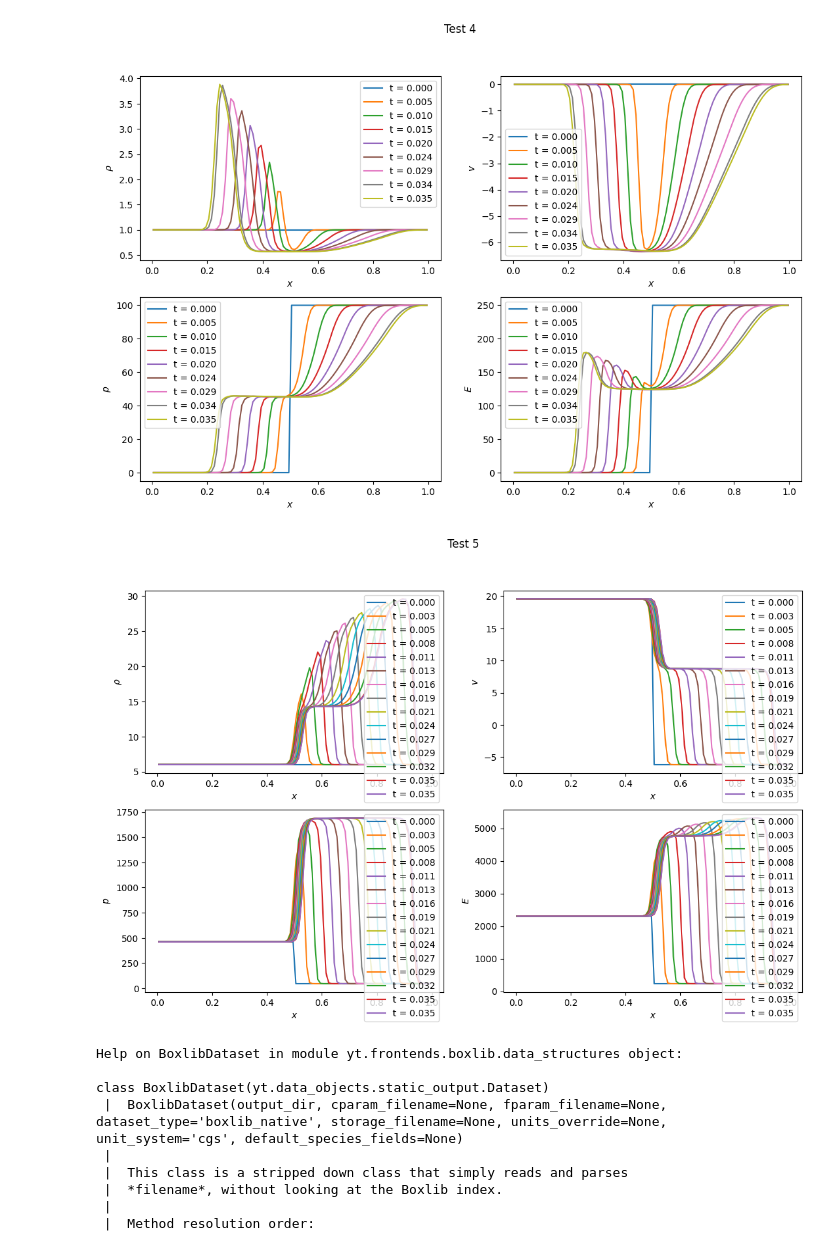
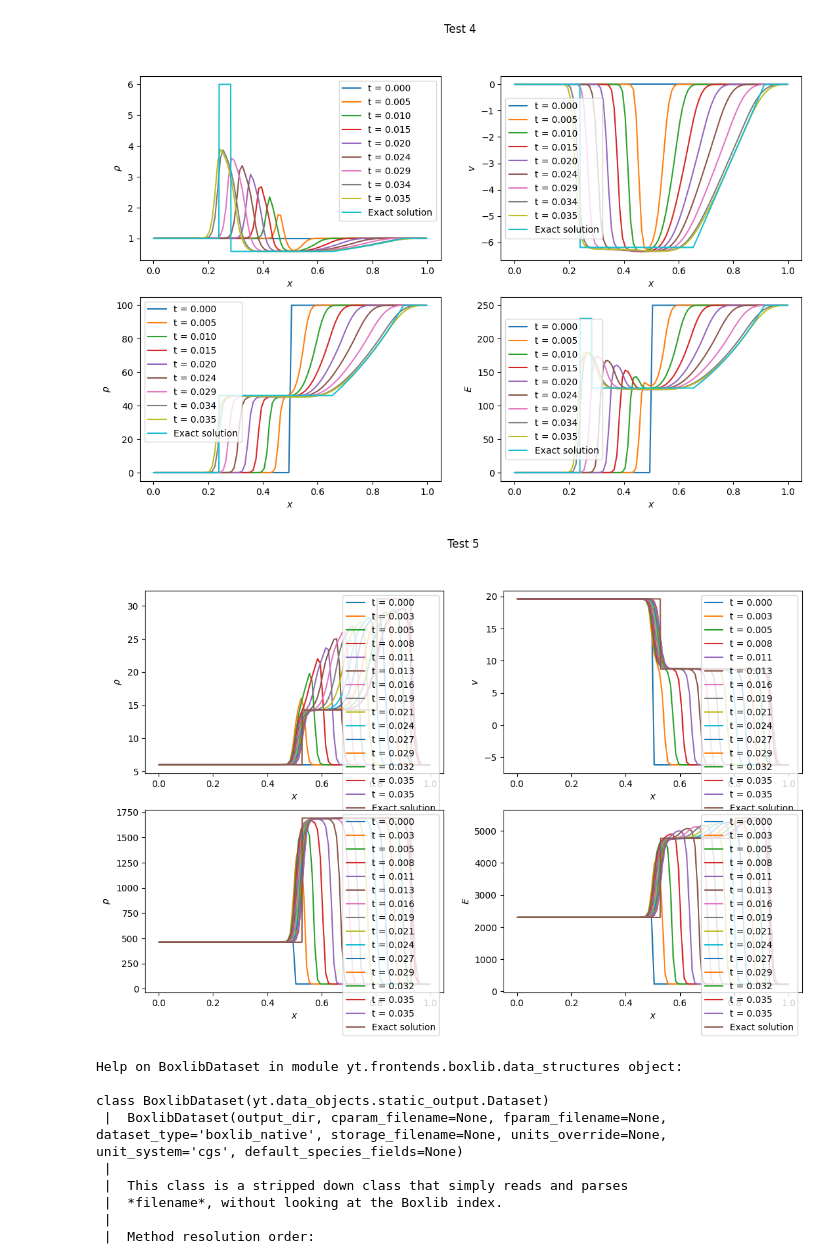
Before and after one commit to BenDavisonPetch/BAMReX, a Jupyter notebook: amrex_1d_plot.ipynb, the cells around one changed output. Drawn from its saved outputs; the diff is of its cells as text; code cells hidden in the pictures.

Commit message:
Implemented exact Riemann solver

```diff
--- a/amrex_1d_plot.ipynb
+++ b/amrex_1d_plot.ipynb
@@ -4,12 +4,14 @@ import numpy as np
 import glob
 import matplotlib.pyplot as plt
 # %%
-FILENAMES = ["./build/Exec/RiemannProblem/output/test1/plt?????",
-             "./build/Exec/RiemannProblem/output/test2/plt?????",
-             "./build/Exec/RiemannProblem/output/test3/plt?????",
-             "./build/Exec/RiemannProblem/output/test4/plt?????",
-             "./build/Exec/RiemannProblem/output/test5/plt?????"]
-# FILENAMES = ["./build/Exec/RiemannProblem/output/test2/plt?????"]
+BASE_FILENAMES = ["./build/Exec/RiemannProblem/output/test1/plt",
+             "./build/Exec/RiemannProblem/output/test2/plt",
+             "./build/Exec/RiemannProblem/output/test3/plt",
+             "./build/Exec/RiemannProblem/output/test4/plt",
+             "./build/Exec/RiemannProblem/output/test5/plt"]
+FILENAMES = [filename + "?????" for filename in BASE_FILENAMES]
+EXACT_SOLN_FILENAMES = [filename + "EXACT_SOLN" for filename in BASE_FILENAMES]
+
 adiabatic = 1.4
 # %%
 yt.set_log_level("error")
@@ -40,6 +42,26 @@ for i, FILENAME in enumerate(FILENAMES):
         ax[1,0].plot(x,pressure,label=time_label)
         ax[1,1].plot(x,energy,label=time_label)
 
+    #
+    # Plot exact solution
+    #
+    exact = yt.load(EXACT_SOLN_FILENAMES[i])
+    ray = exact.ray([exact.domain_left_edge[0].value,0,0], [exact.domain_right_edge[0].value,0,0])
+    mom = np.array(ray["mom_x"])
+    x = np.array(ray["x"])
+    density = np.array(ray["density"])
+    energy = np.array(ray["energy"])
+    vel_x = mom / density
+    pressure = (adiabatic - 1)*(energy - 0.5*density*np.power(vel_x,2))
+
+    exact_label = "Exact solution"
+
+    ax[0,0].plot(x,density,label=exact_label)
+    ax[0,1].plot(x,vel_x,label=exact_label)
+    ax[1,0].plot(x,pressure,label=exact_label)
+    ax[1,1].plot(x,energy,label=exact_label)
+
+
     ax[0,0].set_ylabel("$\\rho$")
     ax[0,1].set_ylabel("$v$")
     ax[1,0].set_ylabel("$p$")
@@ -70,5 +92,5 @@ for i, FILENAME in enumerate(FILENAMES):
-[figure, old version]
+[figure, new version]
-[figure, old version]
+[figure, new version]
 # %%
 help(ds)
 # %% [output]
```
Also changed, not shown: parts of 1 cell of this notebook, 7 other files.
